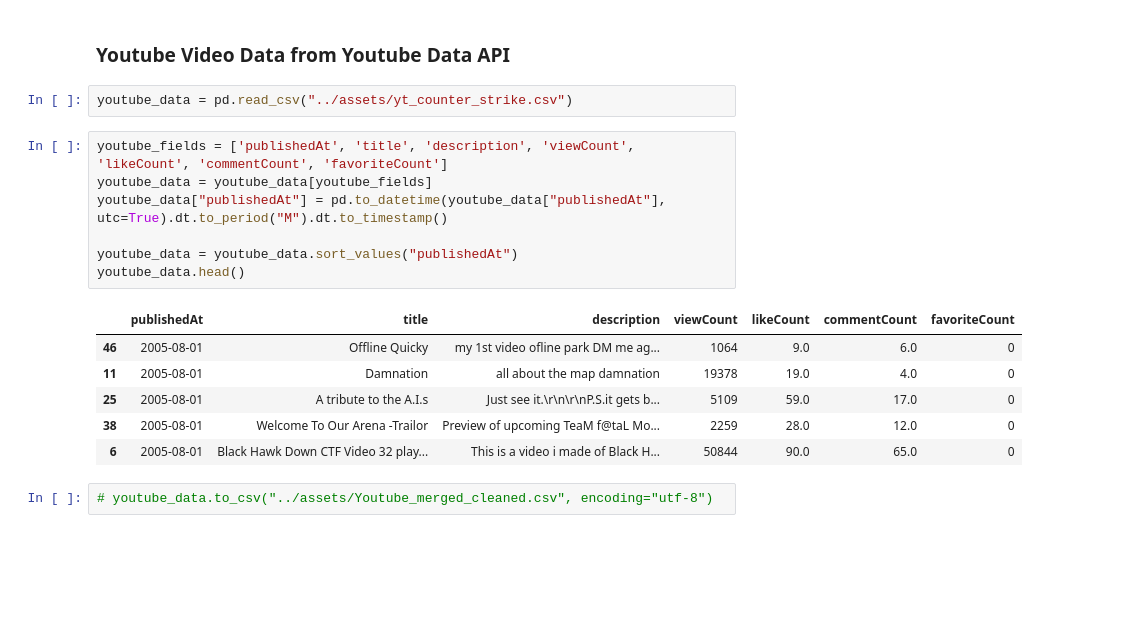
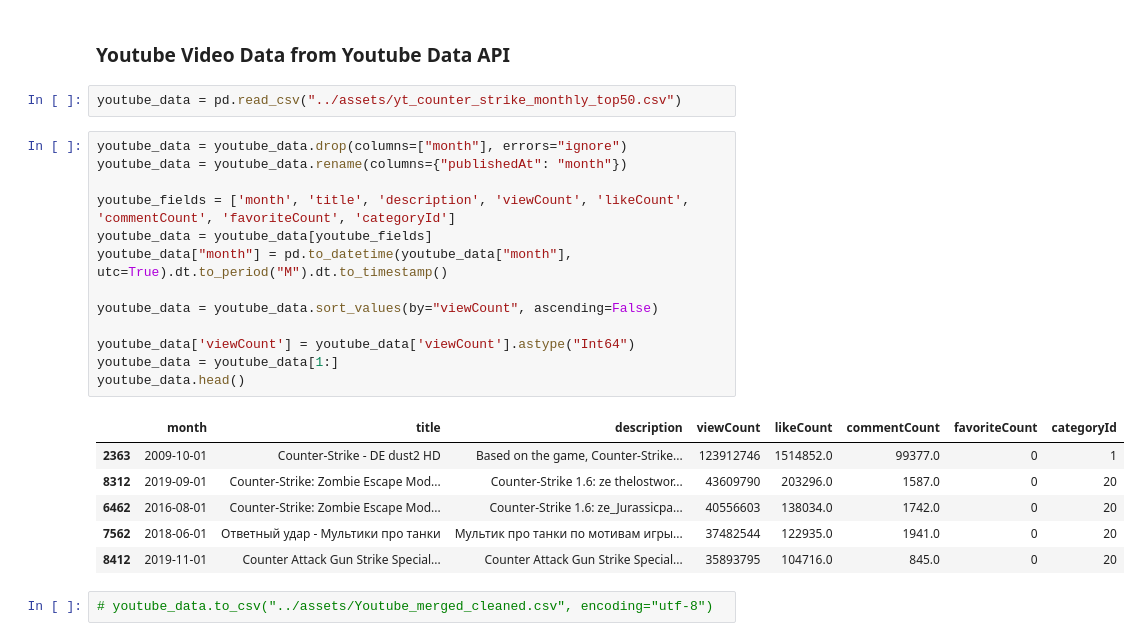
Before and after one commit to Axewuf/Beyond-The-Crosshair, a Jupyter notebook: notebooks/BeyondTheCrosshair.ipynb, the cells around one changed output. Drawn from its saved outputs; the diff is of its cells as text; blank space fills up the shorter version.

```diff
--- a/notebooks/BeyondTheCrosshair.ipynb
+++ b/notebooks/BeyondTheCrosshair.ipynb
@@ -332,20 +353,26 @@ twitch_data_merged_grouped
 # %% [markdown]
 ### Youtube Video Data from Youtube Data API
 # %%
-youtube_data = pd.read_csv("../assets/yt_counter_strike.csv")
+youtube_data = pd.read_csv("../assets/yt_counter_strike_monthly_top50.csv")
 # %%
-youtube_fields = ['publishedAt', 'title', 'description', 'viewCount', 'likeCount', 'commentCount', 'favoriteCount']
+youtube_data = youtube_data.drop(columns=["month"], errors="ignore")
+youtube_data = youtube_data.rename(columns={"publishedAt": "month"})
+
+youtube_fields = ['month', 'title', 'description', 'viewCount', 'likeCount', 'commentCount', 'favoriteCount', 'categoryId']
 youtube_data = youtube_data[youtube_fields]
-youtube_data["publishedAt"] = pd.to_datetime(youtube_data["publishedAt"], utc=True).dt.to_period("M").dt.to_timestamp()
+youtube_data["month"] = pd.to_datetime(youtube_data["month"], utc=True).dt.to_period("M").dt.to_timestamp()
 
-youtube_data = youtube_data.sort_values("publishedAt")
+youtube_data = youtube_data.sort_values(by="viewCount", ascending=False)
+
+youtube_data['viewCount'] = youtube_data['viewCount'].astype("Int64")
+youtube_data = youtube_data[1:]
 youtube_data.head()
 # %% [output]
-|  | publishedAt | title | description | viewCount | likeCount | commentCount | favoriteCount |
-| 46 | 2005-08-01 | Offline Quicky | my 1st video ofline park DM me ag... | 1064 | 9.0 | 6.0 | 0 |
-| 11 | 2005-08-01 | Damnation | all about the map damnation | 19378 | 19.0 | 4.0 | 0 |
-| 25 | 2005-08-01 | A tribute to the A.I.s | Just see it.\r\n\r\nP.S.it gets b... | 5109 | 59.0 | 17.0 | 0 |
-| 38 | 2005-08-01 | Welcome To Our Arena -Trailor | Preview of upcoming TeaM f@taL Mo... | 2259 | 28.0 | 12.0 | 0 |
-| 6 | 2005-08-01 | Black Hawk Down CTF Video 32 play... | This is a video i made of Black H... | 50844 | 90.0 | 65.0 | 0 |
+|  | month | title | description | viewCount | likeCount | commentCount | favoriteCount | categoryId |
+| 2363 | 2009-10-01 | Counter-Strike - DE dust2 HD | Based on the game, Counter-Strike... | 123912746 | 1514852.0 | 99377.0 | 0 | 1 |
+| 8312 | 2019-09-01 | Counter-Strike: Zombie Escape Mod... | Counter-Strike 1.6: ze thelostwor... | 43609790 | 203296.0 | 1587.0 | 0 | 20 |
+| 6462 | 2016-08-01 | Counter-Strike: Zombie Escape Mod... | Counter-Strike 1.6: ze_Jurassicpa... | 40556603 | 138034.0 | 1742.0 | 0 | 20 |
+| 7562 | 2018-06-01 | Ответный удар - Мультики про танки | Мультик про танки по мотивам игры... | 37482544 | 122935.0 | 1941.0 | 0 | 20 |
+| 8412 | 2019-11-01 | Counter Attack Gun Strike Special... | Counter Attack Gun Strike Special... | 35893795 | 104716.0 | 845.0 | 0 | 20 |
 # %%
 # youtube_data.to_csv("../assets/Youtube_merged_cleaned.csv", encoding="utf-8")
```
Also changed, not shown: parts of 17 cells of this notebook, 6 other files.
